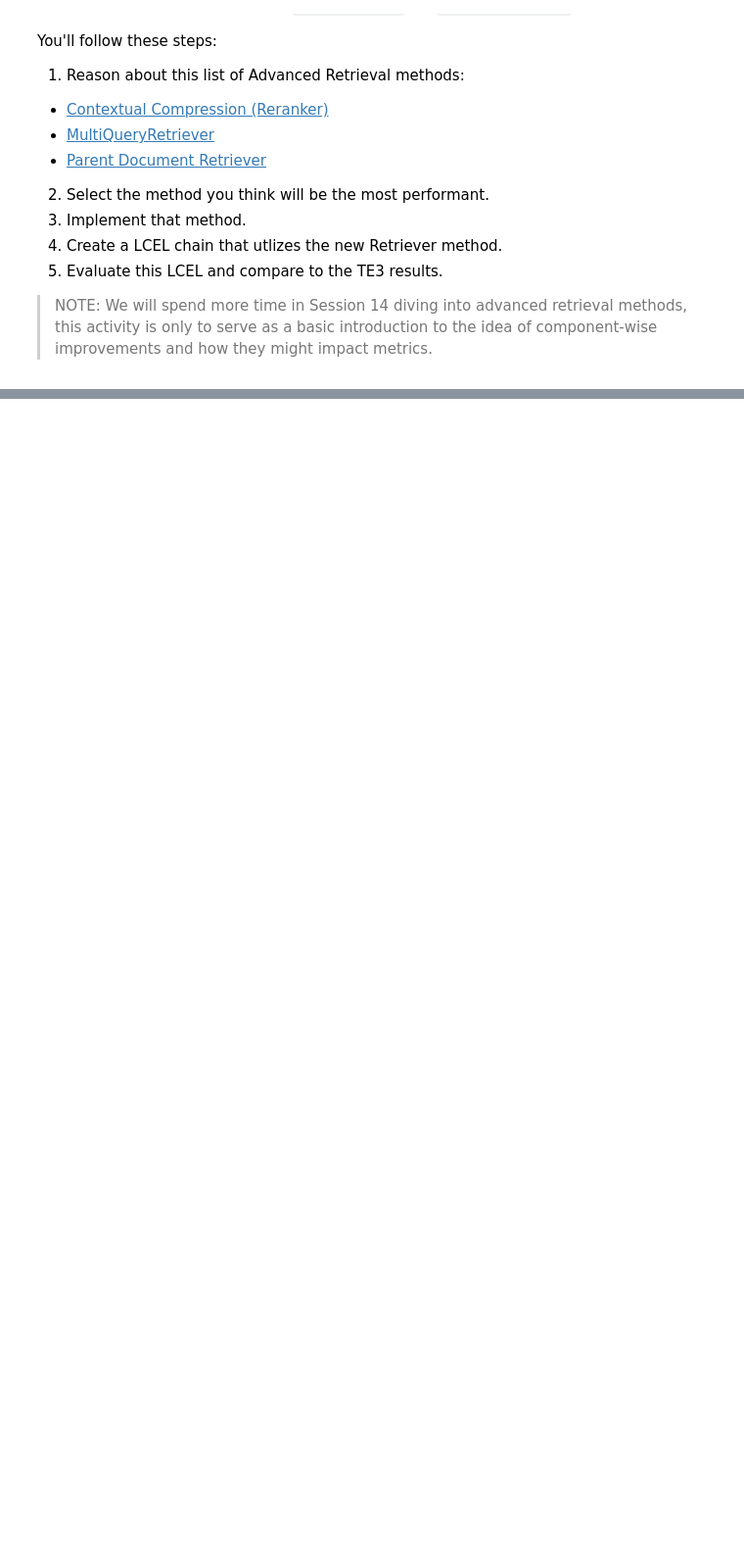
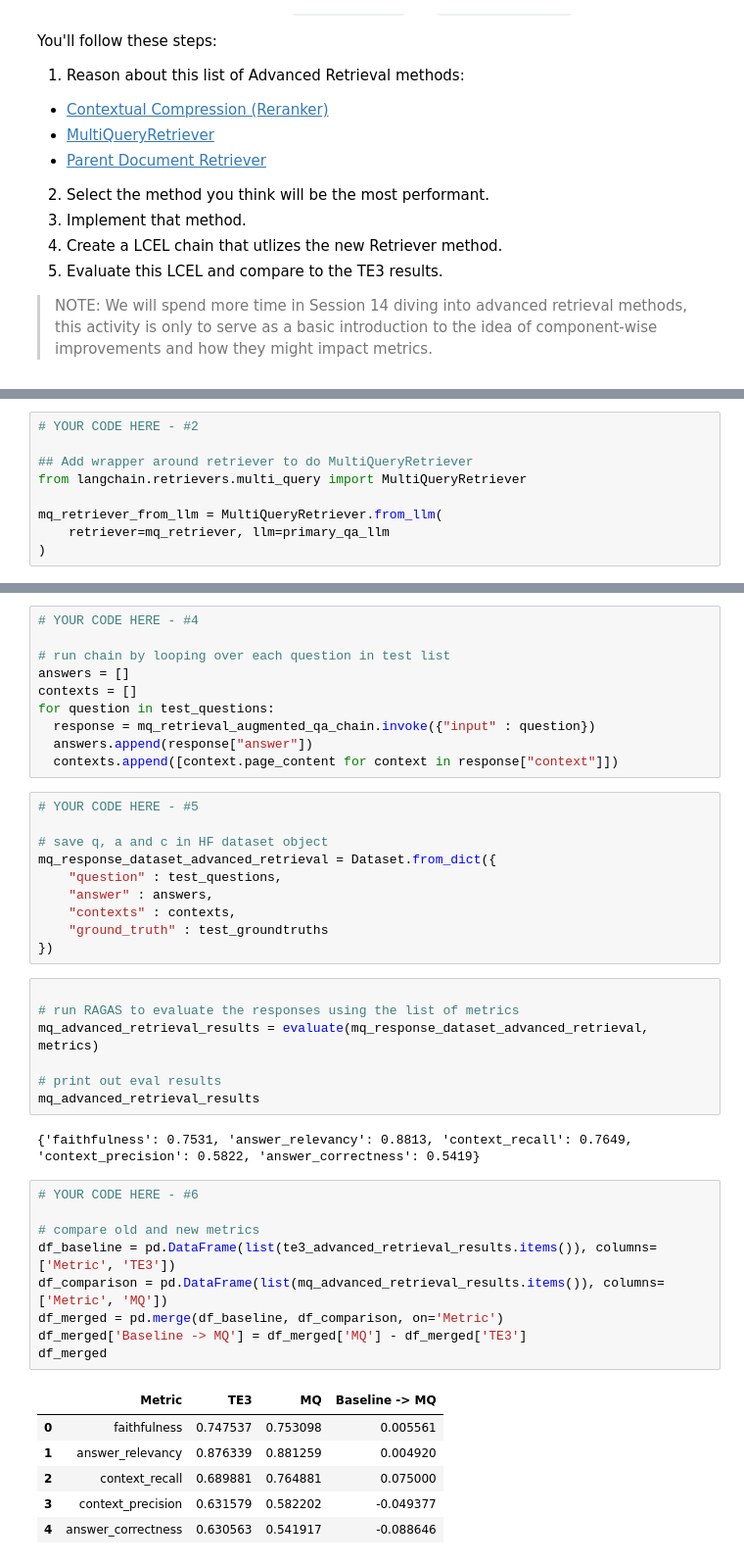
Before and after one commit to vincha77/myAIE4, a Jupyter notebook: Week 4/Day 2/vc_completed_assignment_Evaluation_of_RAG_using_Ragas_Assignment_Notebook.ipynb, the cells around one changed output, grey strips where cells are left out. Shown at 98% size. Cells and saved outputs as stored; diff of their text form; blank space fills up the shorter version.

```diff
--- a/Week 4/Day 2/vc_completed_assignment_Evaluation_of_RAG_using_Ragas_Assignment_Notebook.ipynb
+++ b/Week 4/Day 2/vc_completed_assignment_Evaluation_of_RAG_using_Ragas_Assignment_Notebook.ipynb
@@ -692,0 +992,9 @@ You'll follow these steps:
+# %%
+# YOUR CODE HERE - #2
+
+## Add wrapper around retriever to do MultiQueryRetriever
+from langchain.retrievers.multi_query import MultiQueryRetriever
+
+mq_retriever_from_llm = MultiQueryRetriever.from_llm(
+    retriever=mq_retriever, llm=primary_qa_llm
+)
@@ -692,0 +1018,45 @@ You'll follow these steps:
+# %%
+# YOUR CODE HERE - #4
+
+# run chain by looping over each question in test list
+answers = []
+contexts = []
+for question in test_questions:
+  response = mq_retrieval_augmented_qa_chain.invoke({"input" : question})
+  answers.append(response["answer"])
+  contexts.append([context.page_content for context in response["context"]])
+# %%
+# YOUR CODE HERE - #5
+
+# save q, a and c in HF dataset object
+mq_response_dataset_advanced_retrieval = Dataset.from_dict({
+    "question" : test_questions,
+    "answer" : answers,
+    "contexts" : contexts,
+    "ground_truth" : test_groundtruths
+})
+# %%
+
+# run RAGAS to evaluate the responses using the list of metrics
+mq_advanced_retrieval_results = evaluate(mq_response_dataset_advanced_retrieval, metrics)
+
+# print out eval results
+mq_advanced_retrieval_results
+# %% [output]
+{'faithfulness': 0.7531, 'answer_relevancy': 0.8813, 'context_recall': 0.7649, 'context_precision': 0.5822, 'answer_correctness': 0.5419}
+# %%
+# YOUR CODE HERE - #6
+
+# compare old and new metrics
+df_baseline = pd.DataFrame(list(te3_advanced_retrieval_results.items()), columns=['Metric', 'TE3'])
+df_comparison = pd.DataFrame(list(mq_advanced_retrieval_results.items()), columns=['Metric', 'MQ'])
+df_merged = pd.merge(df_baseline, df_comparison, on='Metric')
+df_merged['Baseline -> MQ'] = df_merged['MQ'] - df_merged['TE3']
+df_merged
+# %% [output]
+|  | Metric | TE3 | MQ | Baseline -> MQ |
+| 0 | faithfulness | 0.747537 | 0.753098 | 0.005561 |
+| 1 | answer_relevancy | 0.876339 | 0.881259 | 0.004920 |
+| 2 | context_recall | 0.689881 | 0.764881 | 0.075000 |
+| 3 | context_precision | 0.631579 | 0.582202 | -0.049377 |
+| 4 | answer_correctness | 0.630563 | 0.541917 | -0.088646 |
```
Also changed, not shown: parts of 50 cells of this notebook, 6 other files.
